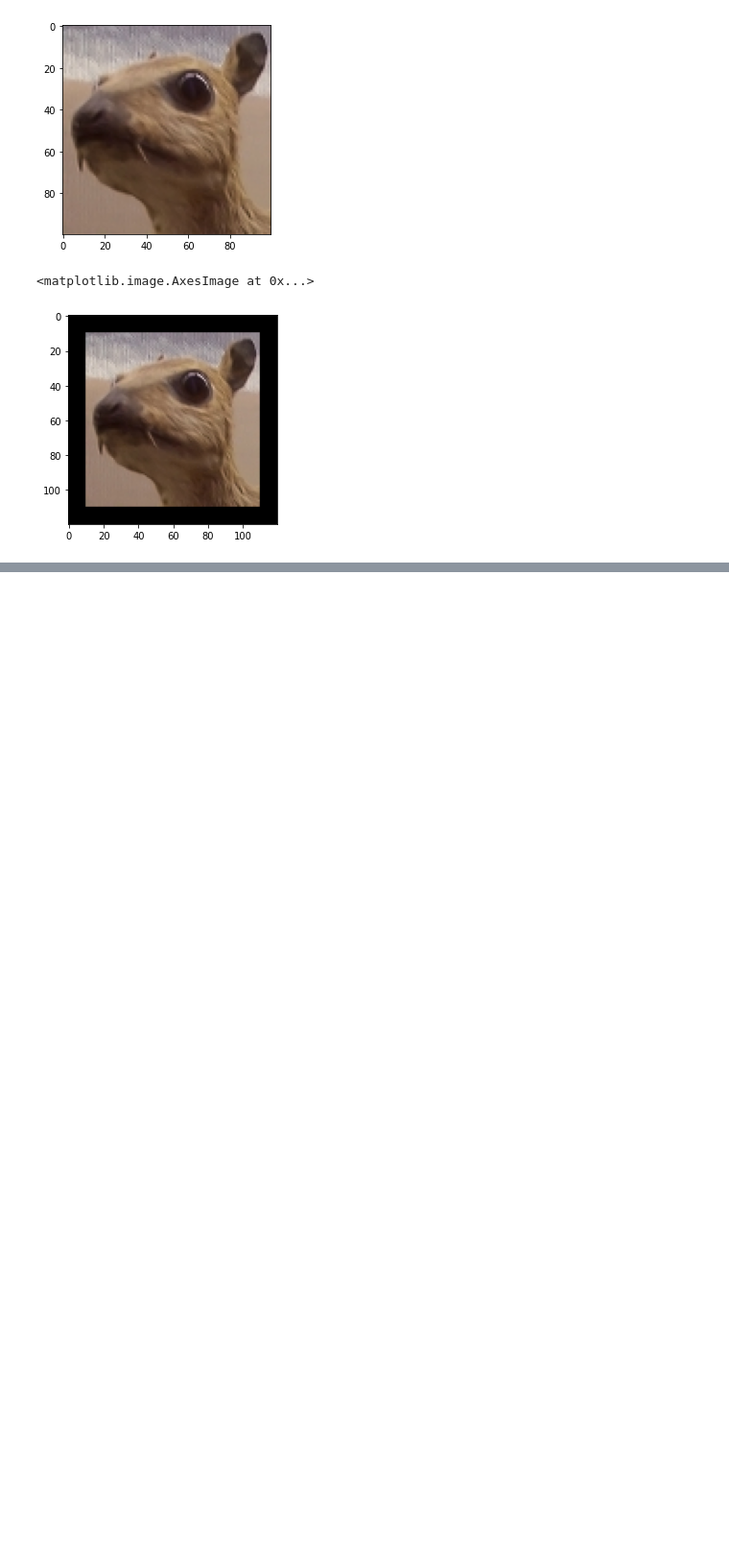
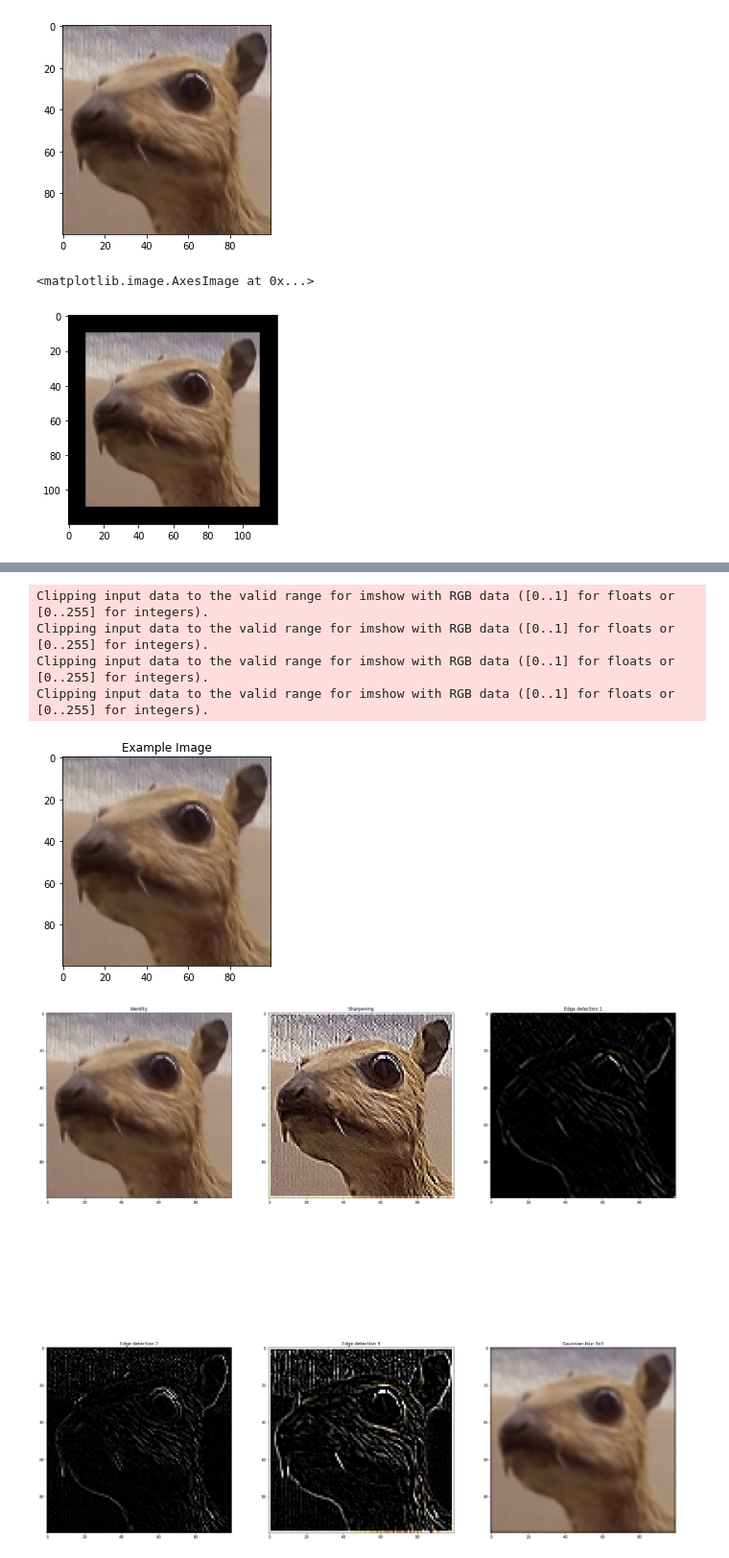
Before and after one commit to lyrorz/Info2, a Jupyter notebook: Hallo.ipynb, the cells around one changed output, grey strips where cells are left out. Shown at 96% size. Drawn from its saved outputs; the diff is of its cells as text; code cells hidden in the pictures; blank space fills up the shorter version.

```diff
--- a/Hallo.ipynb
+++ b/Hallo.ipynb
@@ -37,0 +88,44 @@ plt.imshow(image)
+# %%
+example_img = mpimg.imread(EXAMPLE_IMAGE)
+plt.imshow(example_img)
+plt.title('Example Image')
+
+# Add a batch dimension to match with our requirements
+example_img = example_img[np.newaxis, :, :, :]
+
+##### FILL HERE #####
+#### Question 1.3 ###
+filtered_images = np.zeros((6, *example_img.shape[1:]), dtype=float)
+######################
+images = np.array([add_padding(example_img[i],1)])
+kernel = np.zeros((6,3,3))
+kernel[0] = np.array([[0,0,0],[0,1,0],[0,0,0]])
+kernel[1] = np.array([[0,-1,0],[-1,5,-1],[0,-1,0]])
+kernel[2] = np.array([[1,0,-1],[0,0,0],[-1,0,1]])
+kernel[3] = np.array([[0,1,0],[1,-4,1],[0,1,0]])
+kernel[4] = np.array([[-1,-1,-1],[-1,8,-1],[-1,-1,-1]])
+kernel[5] = np.array([[1,2,1],[2,4,2],[1,2,1]])/16
+kernels  = np.zeros((6,3,3,3,3))
+for n in range(6):
+    for i in range(3):
+        for j in range(3):
+            kernels[n,i,j] = np.eye(3,3)*kernel[n][i,j]
+for i in range(6):
+    filtered_images[i] = convolve(kernels[i],images,1)
+
+# You may need to re-order this list to have the correct titles
+names = ['Identity', 'Sharpening', 'Edge detection 1', 'Edge detection 2', 'Edge detection 3', 'Gaussian blur 3x3']
+fig, axs = plt.subplots(2, 3, figsize=(30,30))
+
+for b in range(filtered_images.shape[0]):
+    i = b // 3
+    j = b % 3
+    axs[i, j].imshow(filtered_images[b, :, :, :])
+    axs[i, j].set_title(names[b])
+# %% [output]
+Clipping input data to the valid range for imshow with RGB data ([0..1] for floats or [0..255] for integers).
+Clipping input data to the valid range for imshow with RGB data ([0..1] for floats or [0..255] for integers).
+Clipping input data to the valid range for imshow with RGB data ([0..1] for floats or [0..255] for integers).
+Clipping input data to the valid range for imshow with RGB data ([0..1] for floats or [0..255] for integers).
+[figure, added]
+[figure, added]
```
Also changed, not shown: parts of 6 cells of this notebook, 2 other files.
